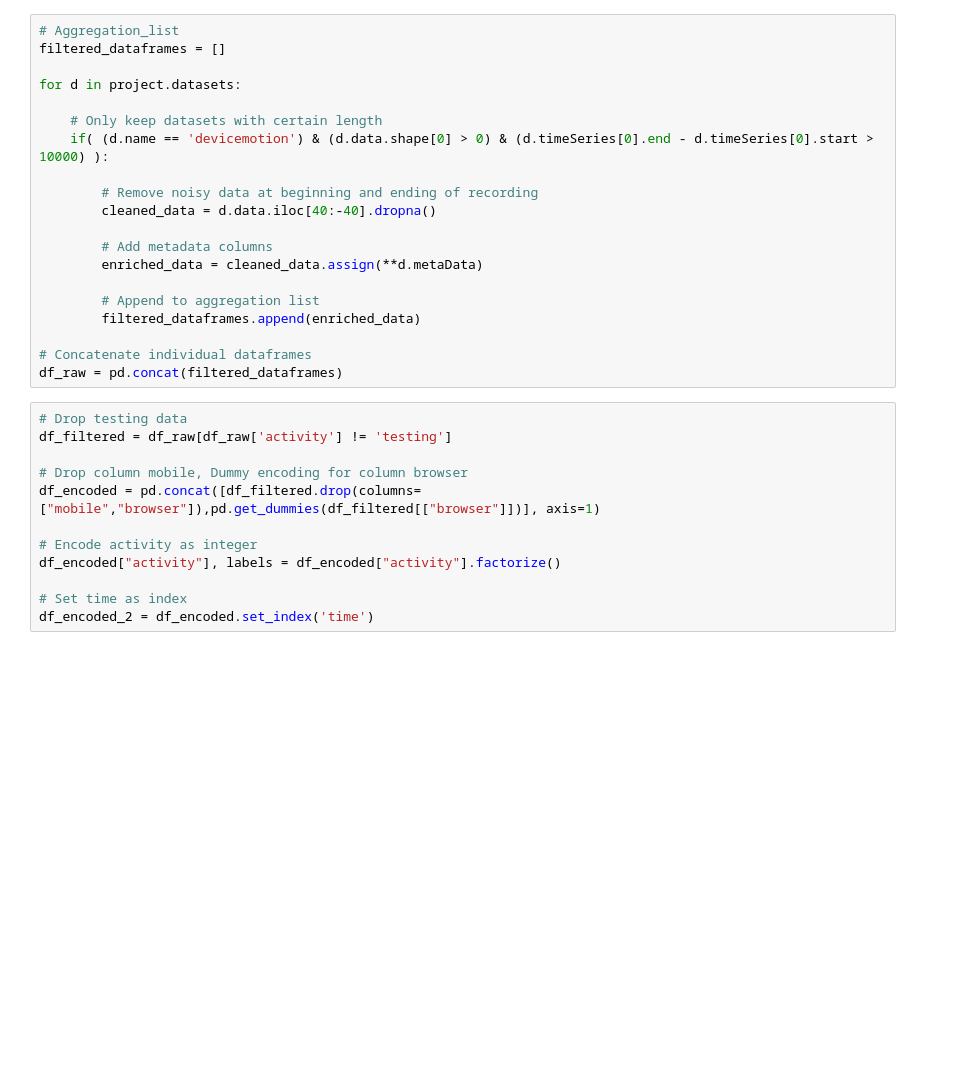
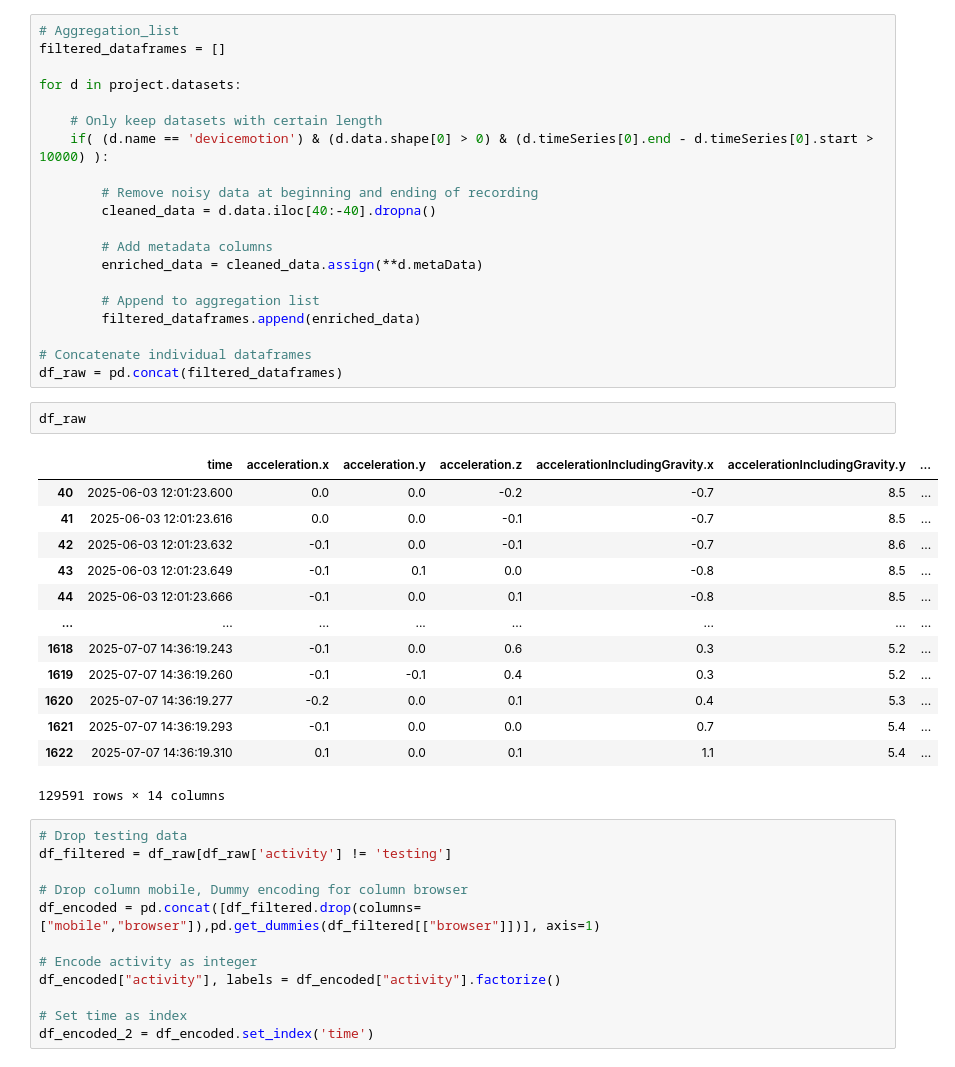
Before and after one commit to simon-a-schmitt/Human-Activity-Recognition, a Jupyter notebook: getfeatures.ipynb, the cells around one changed output. Drawn from its saved outputs; the diff is of its cells as text; blank space fills up the shorter version.

```diff
--- a/getfeatures.ipynb
+++ b/getfeatures.ipynb
@@ -61,6 +61,22 @@ for d in project.datasets:
 
 # Concatenate individual dataframes
 df_raw = pd.concat(filtered_dataframes)
+# %%
+df_raw
+# %% [output]
+|  | time | acceleration.x | acceleration.y | acceleration.z | accelerationIncludingGravity.x | accelerationIncludingGravity.y | ... |
+| 40 | 2025-06-03 12:01:23.600 | 0.0 | 0.0 | -0.2 | -0.7 | 8.5 | ... |
+| 41 | 2025-06-03 12:01:23.616 | 0.0 | 0.0 | -0.1 | -0.7 | 8.5 | ... |
+| 42 | 2025-06-03 12:01:23.632 | -0.1 | 0.0 | -0.1 | -0.7 | 8.6 | ... |
+| 43 | 2025-06-03 12:01:23.649 | -0.1 | 0.1 | 0.0 | -0.8 | 8.5 | ... |
+| 44 | 2025-06-03 12:01:23.666 | -0.1 | 0.0 | 0.1 | -0.8 | 8.5 | ... |
+| ... | ... | ... | ... | ... | ... | ... | ... |
+| 1618 | 2025-07-07 14:36:19.243 | -0.1 | 0.0 | 0.6 | 0.3 | 5.2 | ... |
+| 1619 | 2025-07-07 14:36:19.260 | -0.1 | -0.1 | 0.4 | 0.3 | 5.2 | ... |
+| 1620 | 2025-07-07 14:36:19.277 | -0.2 | 0.0 | 0.1 | 0.4 | 5.3 | ... |
+| 1621 | 2025-07-07 14:36:19.293 | -0.1 | 0.0 | 0.0 | 0.7 | 5.4 | ... |
+| 1622 | 2025-07-07 14:36:19.310 | 0.1 | 0.0 | 0.1 | 1.1 | 5.4 | ... |
+129591 rows × 14 columns
 # %%
 # Drop testing data
 df_filtered = df_raw[df_raw['activity'] != 'testing']
```
Also changed, not shown: parts of 17 cells of this notebook, 20 other files.
